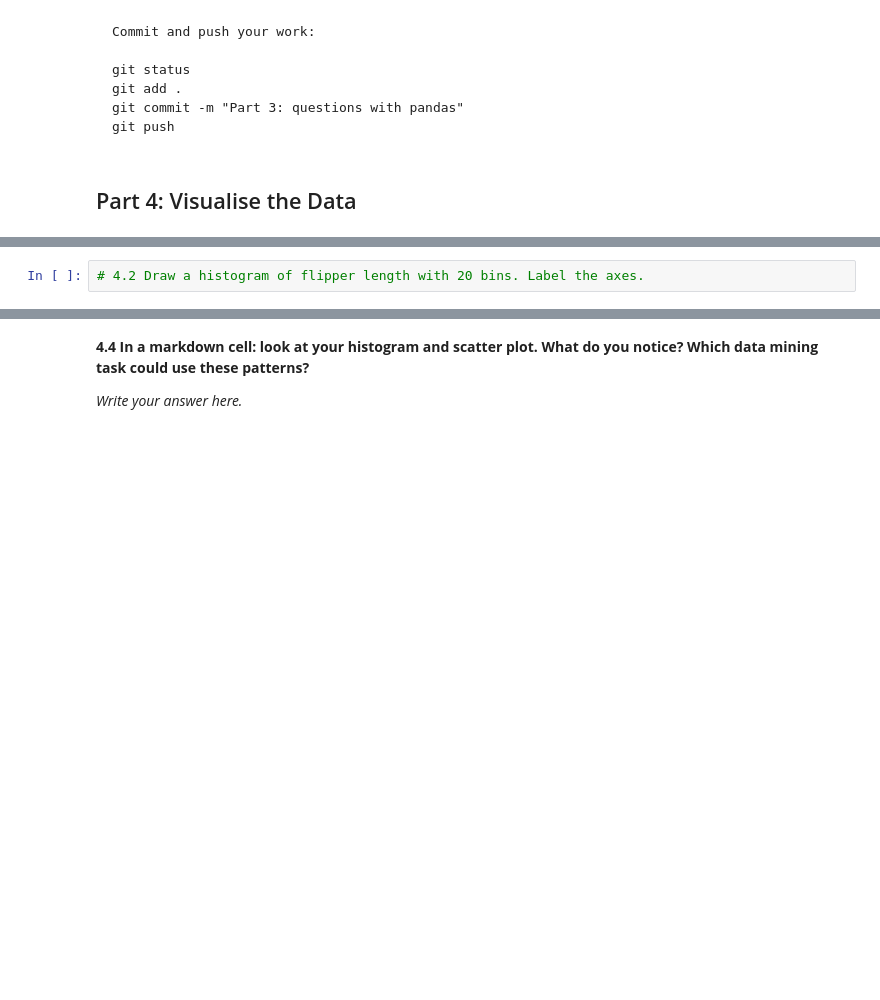
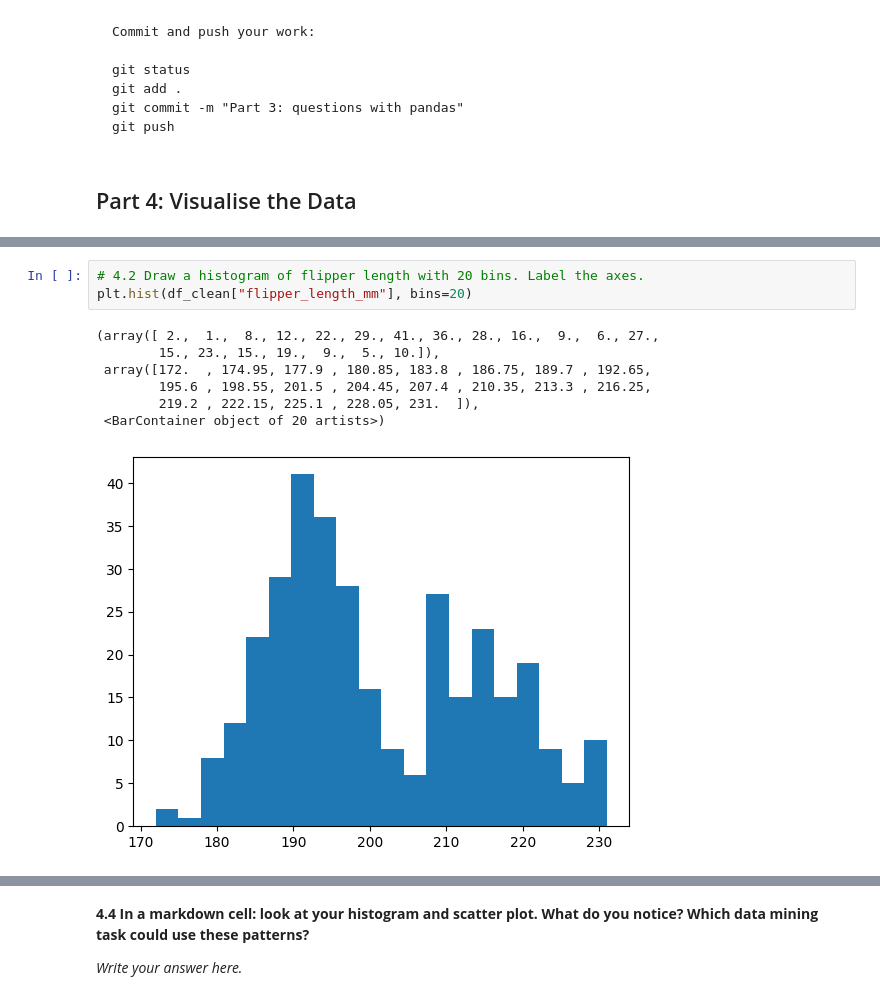
Before and after one commit to jb24abo/practical_1, a Jupyter notebook: Practical_1_T.ipynb, the cells around one changed output, grey strips where cells are left out. Cells and saved outputs as stored; diff of their text form; blank space fills up the shorter version.

```diff
--- a/Practical_1_T.ipynb
+++ b/Practical_1_T.ipynb
@@ -195,2 +217,11 @@ git push
 # %%
 # 4.2 Draw a histogram of flipper length with 20 bins. Label the axes.
+plt.hist(df_clean["flipper_length_mm"], bins=20)
+# %% [output]
+(array([ 2.,  1.,  8., 12., 22., 29., 41., 36., 28., 16.,  9.,  6., 27.,
+        15., 23., 15., 19.,  9.,  5., 10.]),
+ array([172.  , 174.95, 177.9 , 180.85, 183.8 , 186.75, 189.7 , 192.65,
+        195.6 , 198.55, 201.5 , 204.45, 207.4 , 210.35, 213.3 , 216.25,
+        219.2 , 222.15, 225.1 , 228.05, 231.  ]),
+ <BarContainer object of 20 artists>)
+[figure, added]
```
Also changed, not shown: parts of 11 cells of this notebook.
